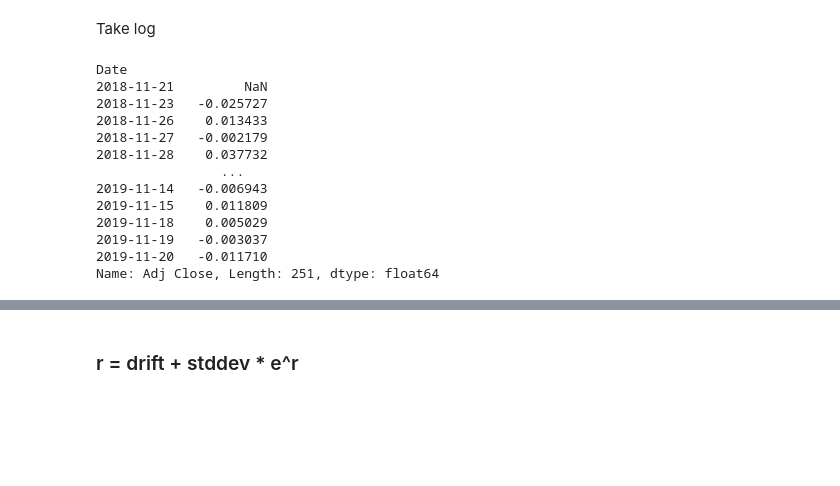
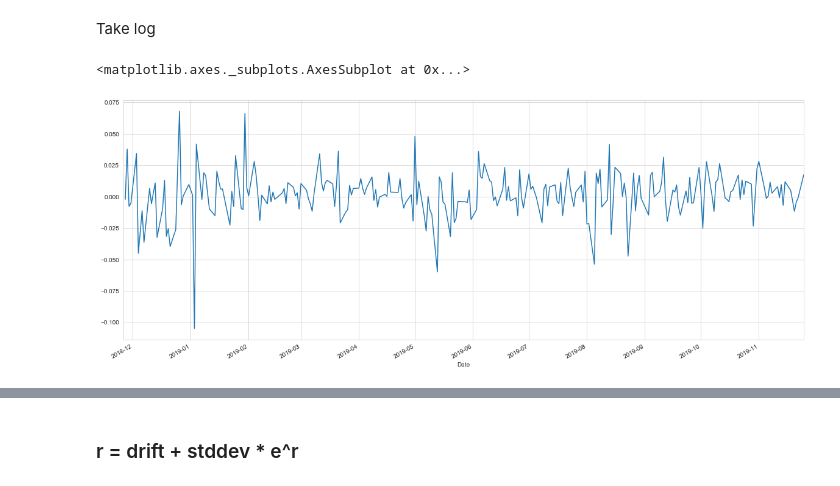
Before and after one commit to aditya0697/Stock_Market_Analysis_and_Prediction, a Jupyter notebook: monte_carlo.ipynb, the cells around one changed output, grey strips where cells are left out. Saved outputs shown, nothing was run; the diff lists cells and outputs as text; code cells hidden in the pictures; blank space fills up the shorter version.

```diff
--- a/monte_carlo.ipynb
+++ b/monte_carlo.ipynb
@@ -84,18 +81,7 @@ data = test_data['Adj Close']
 Take log
 # %%
 log_return = np.log(1+ data.pct_change())
-log_return
+log_return.plot(figsize=(20, 8))
 # %% [output]
-Date
-2018-11-21         NaN
-2018-11-23   -0.025727
-2018-11-26    0.013433
-2018-11-27   -0.002179
-2018-11-28    0.037732
-                ...
-2019-11-14   -0.006943
-2019-11-15    0.011809
-2019-11-18    0.005029
-2019-11-19   -0.003037
-2019-11-20   -0.011710
-Name: Adj Close, Length: 251, dtype: float64
+<matplotlib.axes._subplots.AxesSubplot at 0x...>
+[figure, added]
```
Also changed, not shown: parts of 23 cells of this notebook, 1 other file.
